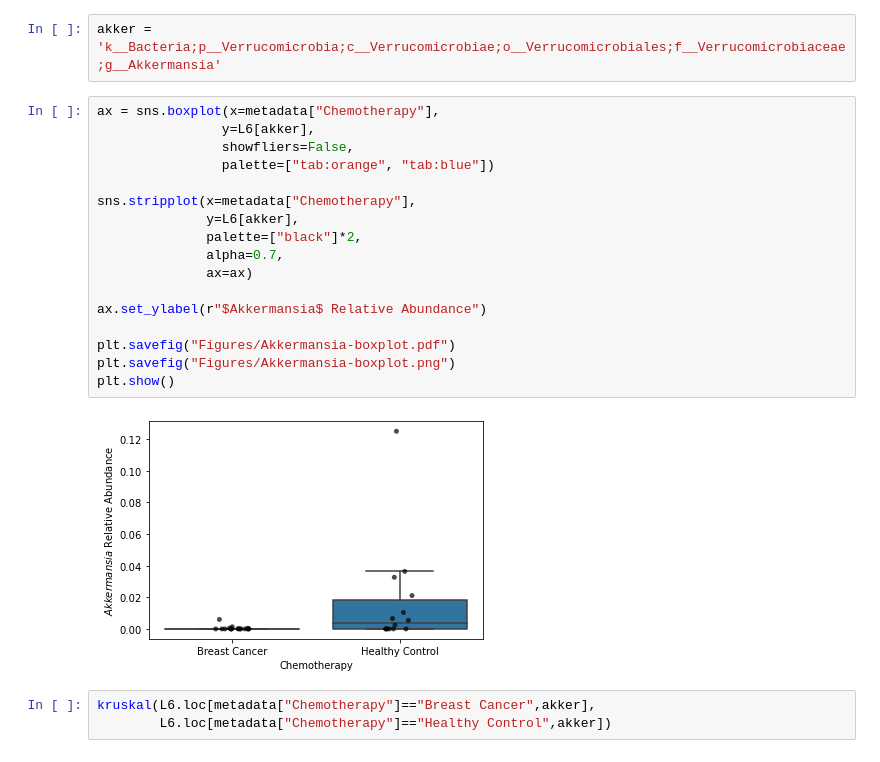
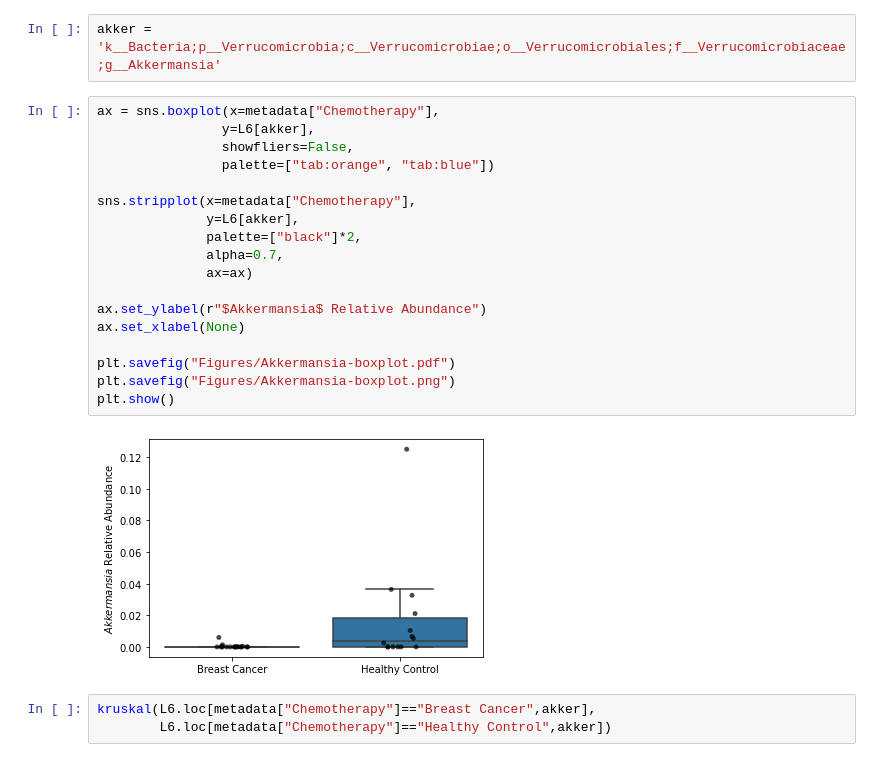
Before and after one commit to sterrettJD/Chemobrain, a Jupyter notebook: Reanalyze-after-blooms-removed.ipynb, the cells around one changed output. Drawn from its saved outputs; the diff is of its cells as text.

```diff
--- a/Reanalyze-after-blooms-removed.ipynb
+++ b/Reanalyze-after-blooms-removed.ipynb
@@ -700,22 +723,23 @@ akker = 'k__Bacteria;p__Verrucomicrobia;c__Verrucomicrobiae;o__Verrucomicrobiale
 # %%
 ax = sns.boxplot(x=metadata["Chemotherapy"],
                 y=L6[akker],
                 showfliers=False,
                 palette=["tab:orange", "tab:blue"])
 
 sns.stripplot(x=metadata["Chemotherapy"],
               y=L6[akker],
               palette=["black"]*2,
               alpha=0.7,
               ax=ax)
 
 ax.set_ylabel(r"$Akkermansia$ Relative Abundance")
+ax.set_xlabel(None)
 
 plt.savefig("Figures/Akkermansia-boxplot.pdf")
 plt.savefig("Figures/Akkermansia-boxplot.png")
 plt.show()
 # %% [output]
-[figure, old version]
+[figure, new version]
 # %%
 kruskal(L6.loc[metadata["Chemotherapy"]=="Breast Cancer",akker],
         L6.loc[metadata["Chemotherapy"]=="Healthy Control",akker])
```
Also changed, not shown: parts of 13 cells of this notebook.
